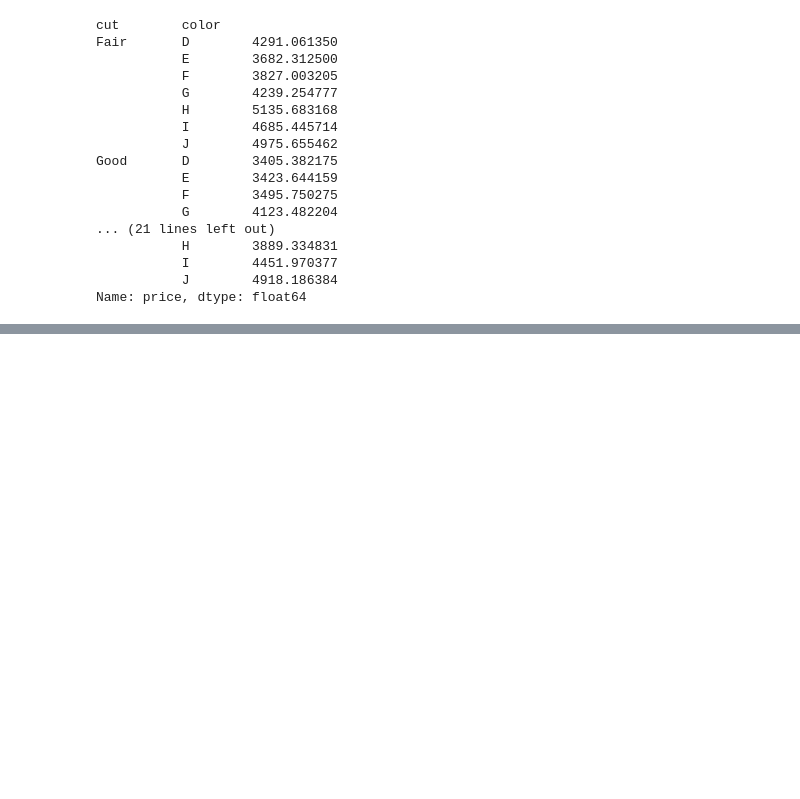
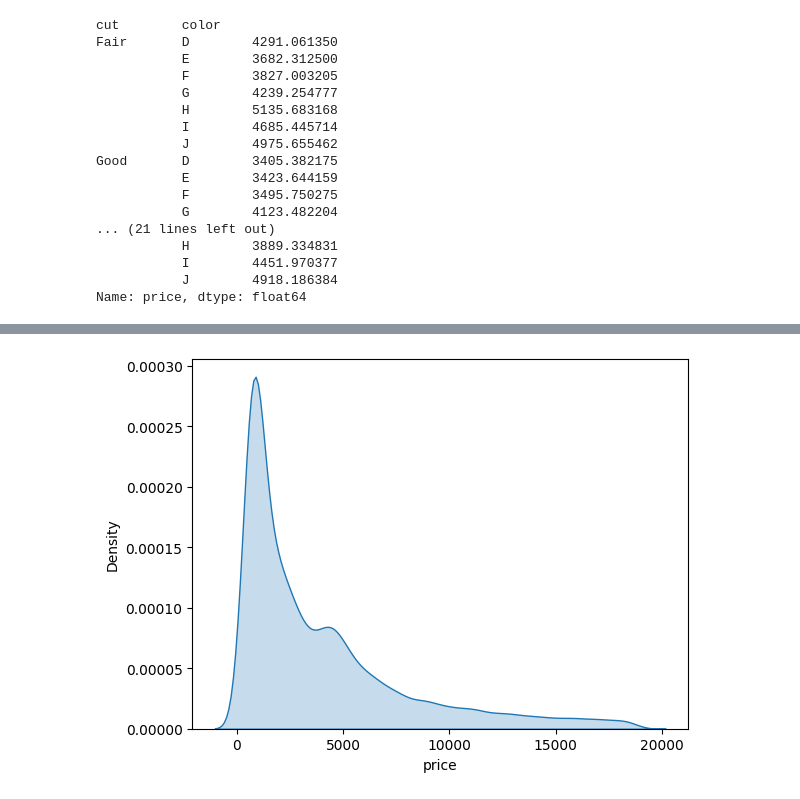
Before and after one commit to krmsmsk/Data_Analysis_With_Python, a Jupyter notebook: 1 - Exploring_Data_Analysis/Exploring_Data_Analysis.ipynb, the cells around one changed output, grey strips where cells are left out. Cells and saved outputs as stored; diff of their text form; code cells hidden in the pictures; blank space fills up the shorter version.

```diff
--- a/1 - Exploring_Data_Analysis/Exploring_Data_Analysis.ipynb
+++ b/1 - Exploring_Data_Analysis/Exploring_Data_Analysis.ipynb
@@ -266,0 +284,5 @@ Name: price, dtype: float64
+# %%
+(sns.kdeplot(df.price,
+             fill= True)); # Çizginin altını boyar. Daha iyi görsellik için.
+# %% [output]
+[figure, added]
```
Also changed, not shown: parts of 4 cells of this notebook.
